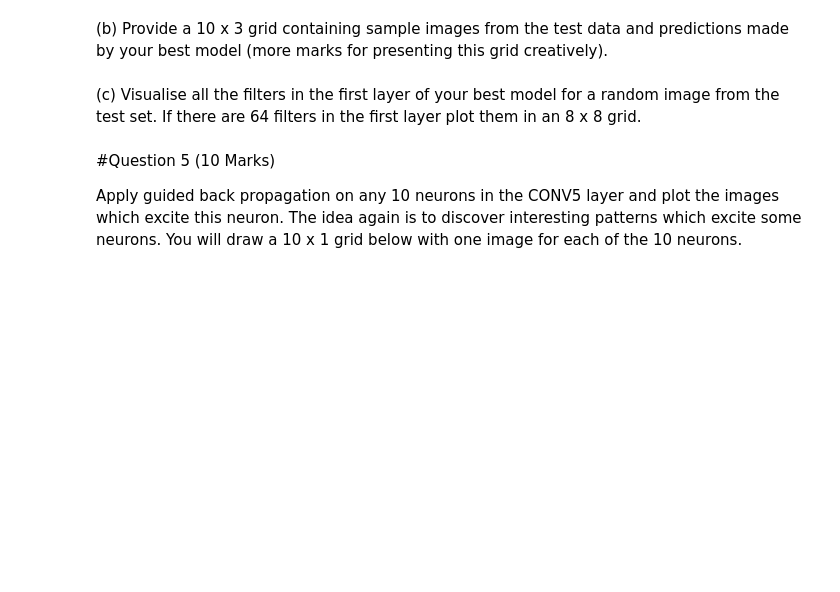
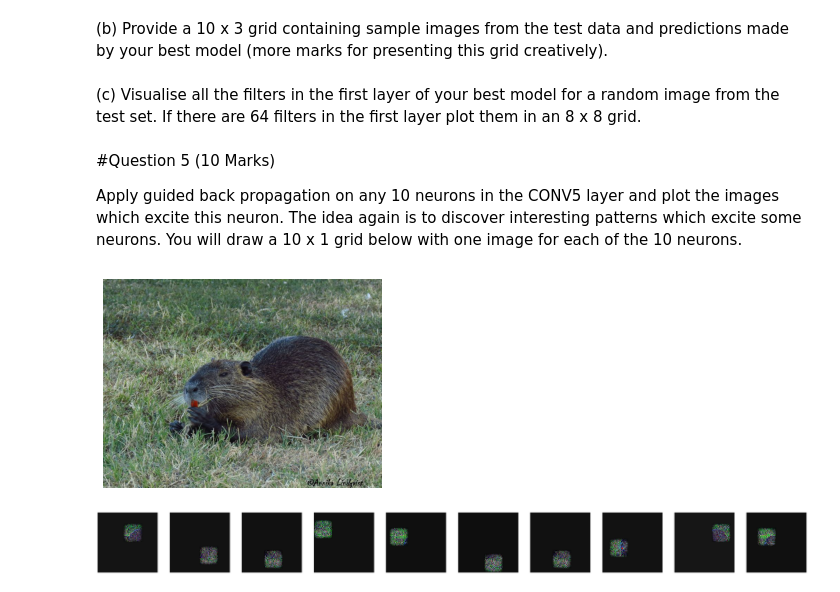
Before and after one commit to kodikarthik21/CS6910---Fundamentals-of-Deep-Learning, a Jupyter notebook: Assignment02/Assignment2_PartA.ipynb, the cells around one changed output. Drawn from its saved outputs; the diff is of its cells as text; code cells hidden in the pictures; blank space fills up the shorter version.

```diff
--- a/Assignment02/Assignment2_PartA.ipynb
+++ b/Assignment02/Assignment2_PartA.ipynb
@@ -270,29 +307,14 @@ for i in range(128):
 
 Apply guided back propagation on any 10 neurons in the CONV5 layer and plot the images which excite this neuron. The idea again is to discover interesting patterns which excite some neurons. You will draw a 10 x 1 grid below with one image for each of the 10 neurons.
 # %%
-#-----------GUIDED BACKPROPAGATION PRE AND POST PROCESS FUNCTIONS---------------
-H, W = 256, 256
-
-#---------Processing images------------
-def load_image(path, preprocess=True):
-    """Load and preprocess image."""
-    x = image.load_img(path, target_size=(H, W))
-    if preprocess:
-        x = image.img_to_array(x)
-        x = np.expand_dims(x, axis=0)
-        x = preprocess_input(x)
-    return x
-
-#---------Deprocessing images---------
+#---------Deprocessing image for Guided Backpropagation---------
 def deprocess_image(x):
     #-------Normalizing the images--------
     x = x.copy()
     x -= x.mean()
     x /= (x.std() + K.epsilon())
-    x *= 0.25
 
     #------Make output between 0 and 1----
-    x += 0.5
     x = np.clip(x, 0, 1)
 
     #------Coloring-------
@@ -306,19 +328,17 @@ def deprocess_image(x):
 import matplotlib.pyplot as plt
 plt.figure(figsize=(5, 12))
 
-wandb.init(project="Assignment 2")
-wandb.run.name = "Guided BackPropagation"
+#wandb.init(project="Assignment 2")
+#wandb.run.name = "Guided BackPropagation"
 
 #-----------Load an image-------------
-plt.imshow(load_image("inaturalist_12K/val/Mammalia/9e014930ee1bd2f4079320ec01ce8858.jpg", preprocess=False))
+plt.imshow(Image.open("inaturalist_12K/val/Mammalia/9e014930ee1bd2f4079320ec01ce8858.jpg"))
 plt.axis("off");
 plt.figure(figsize=(60, 60))
-wandb.log({"Guided_BackProp": [wandb.Image(load_image("inaturalist_12K/val/Mammalia/9e014930ee1bd2f4079320ec01ce8858.jpg", preprocess=False), caption='Original')]})
+#wandb.log({"Guided_BackProp": [wandb.Image(Image.open("inaturalist_12K/val/Mammalia/9e014930ee1bd2f4079320ec01ce8858.jpg"), caption='Original')]})
 plt.axis("off");
-preprocessed_input = load_image("inaturalist_12K/val/Mammalia/9e014930ee1bd2f4079320ec01ce8858.jpg")
 
 #-----------Guided Relu to remove negative gradients-------------
-ax = plt.subplot(1,10,i+1)
 @tf.custom_gradient
 def guidedRelu(x):
   def grad(dy):
@@ -328,8 +348,8 @@ def guidedRelu(x):
 
 for i in range(10):
 
-  wandb.init(project="Assignment 2")
-  wandb.run.name = "Guided BackPropagation {}".format(i+1)
+  #wandb.init(project="Assignment 2")
+  #wandb.run.name = "Guided BackPropagation {}".format(i+1)
 
   # model = tf.keras.models.load_model(wandb.restore('model-best.h5', run_path="kodikarthik21/uncategorized/m5pfdn04").name)
   # model.summary()
@@ -337,34 +357,37 @@ for i in range(10):
   #-----------Get outputs from CONV5 layer------------
   gb_model = Model(
       inputs = [model.inputs],
       outputs = [model.get_layer('conv2d_4').output]  # Numbering starts from 0. Therefore 5th conv layer is conv2d_4
   )
 
+  outputs = model.get_layer('conv2d_4').output
   #-----------Selecting neurons at random from CONV5 Layer and doing Guided Backprop
-  seed(i+6)
   rand2 = randint(outputs.shape[1])
   rand3 = randint(outputs.shape[2])
   rand4 = randint(outputs.shape[3])
 
   #-----------Creating a dummy array------------
-  modif = np.zeros(outputs.shape)
-  modif[0][rand2][rand3][rand4] = 1; # Array to be multiplied with output for guided backprop
+  modif = np.zeros((outputs.shape[1],outputs.shape[2],outputs.shape[3]))
+  modif[rand2][rand3][rand4] = 1; # Array to be multiplied with output for guided backprop
 
   #-----------Changing activation to Guided Relu to make negative gradients to ZERO-----------
   layer_dict = [layer for layer in gb_model.layers[1:] if hasattr(layer,'activation')]
   for layer in layer_dict:
     if layer.activation == tf.keras.activations.relu:
       layer.activation = guidedRelu
 
   #-----------Making all the other inputs ZERO------------
   with tf.GradientTape() as tape:
     inputs = tf.cast(preprocessed_input, tf.float32)
     tape.watch(inputs)
     outputs = gb_model(inputs)*modif # To assign all outputs to zero and only this to one
 
   #-----------Calculate gradients with the updated outputs and remove negative gradients------------
   grads = tape.gradient(outputs,inputs)[0]
   plt.subplot(1,10,i+1)
   plt.imshow(np.flip(deprocess_image(np.array(grads)),-1))
-  wandb.log({"Guided_BackProp": [wandb.Image(np.flip(deprocess_image(np.array(grads)),-1), caption=i+1)]})
+  #wandb.log({"Guided_BackProp": [wandb.Image(np.flip(deprocess_image(np.array(grads)),-1), caption=i+1)]})
   plt.axis("off");
+# %% [output]
+[figure, added]
+[figure, added]
```
Also changed, not shown: parts of 9 cells of this notebook.
